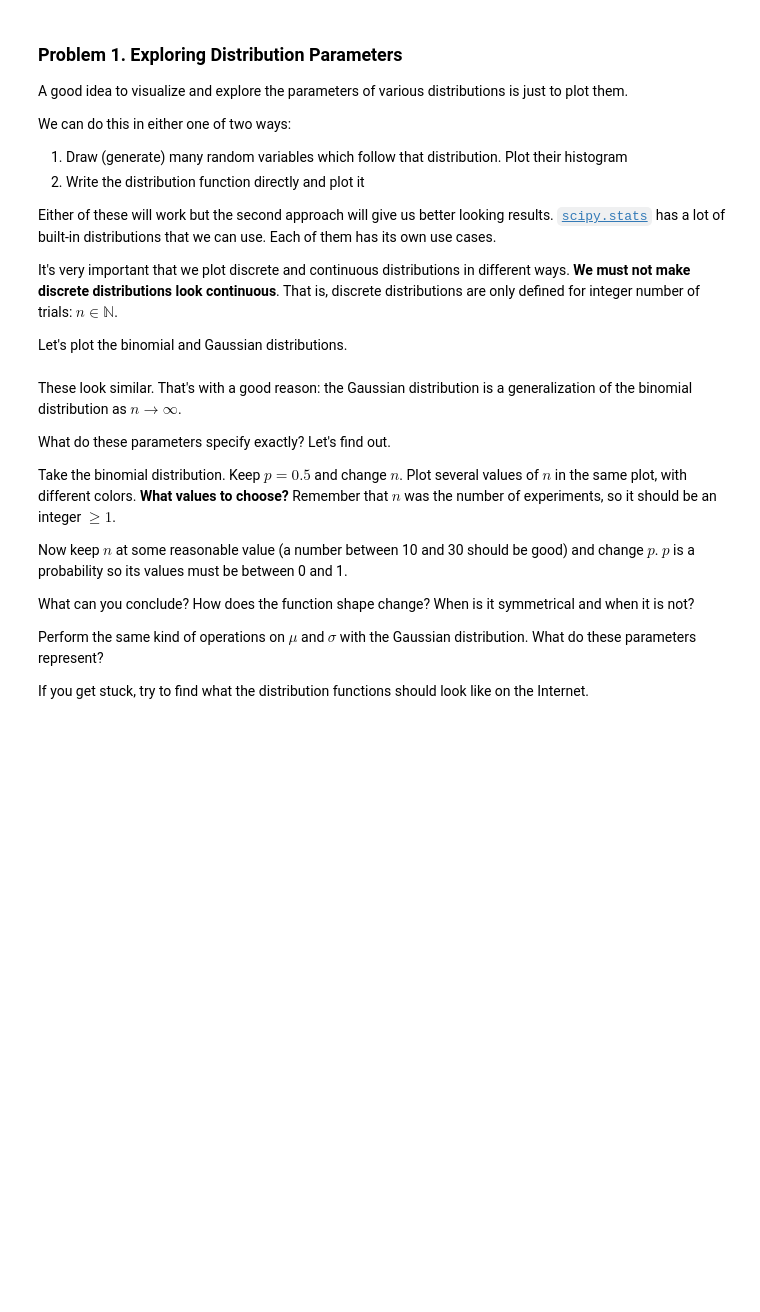
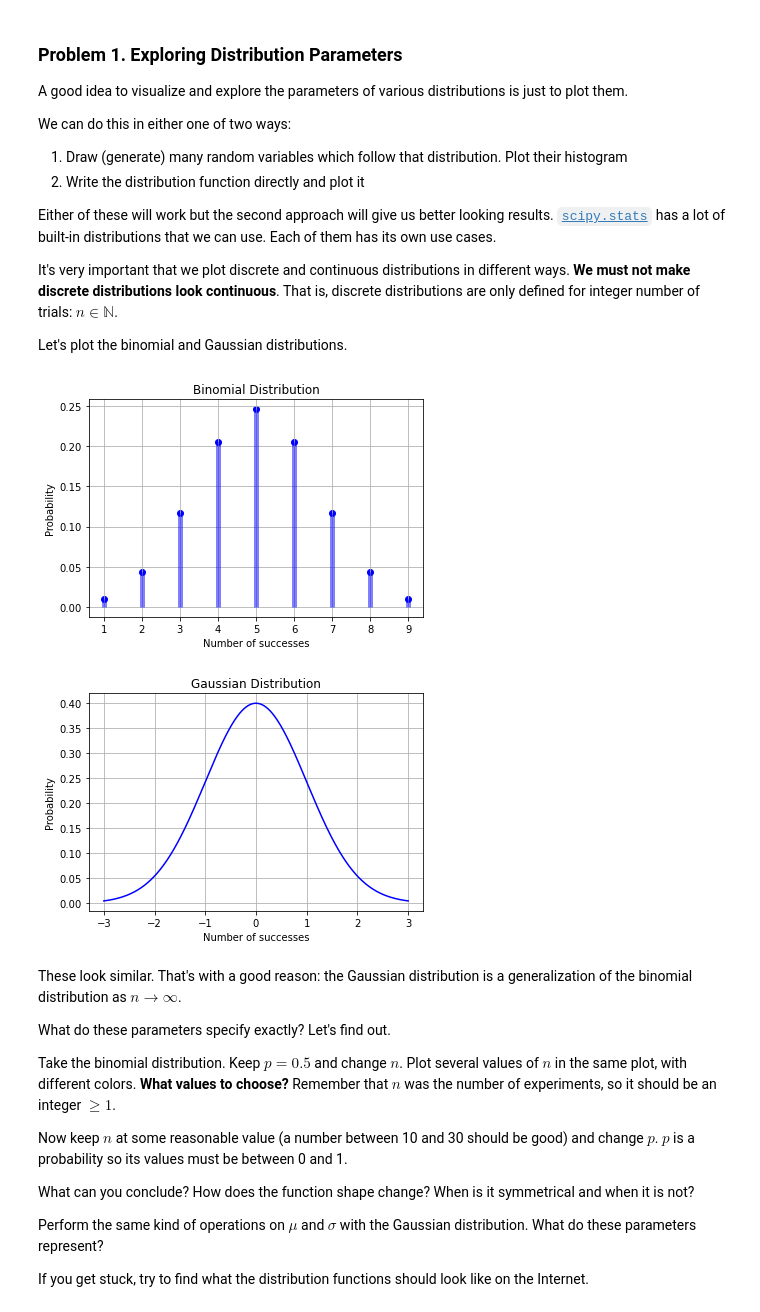
Before and after one commit to momchilantonov/SoftUni-Math-Concepts-For-Developers-February-2021, a Jupyter notebook: Probability-And-Combinatorics/Homework/Probability and Combinatorics Exercise.ipynb, the cells around one changed output. Drawn from its saved outputs; the diff is of its cells as text; code cells hidden in the pictures; blank space fills up the shorter version.

Commit message:
Problem 1 Exploring Distribution Parameters

```diff
--- a/Probability-And-Combinatorics/Homework/Probability and Combinatorics Exercise.ipynb
+++ b/Probability-And-Combinatorics/Homework/Probability and Combinatorics Exercise.ipynb
@@ -26,29 +24,33 @@ It's very important that we plot discrete and continuous distributions in differ
 Let's plot the binomial and Gaussian distributions.
 # %%
 def plot_binomial_distribution(x, n, p):
-    """
-    Plots the binomial distribution with parameters n and p. The parameter x specifies the values
-    where the function is evaluated at
-    """
     binomial = scipy.stats.binom.pmf(x, n, p)
     plt.scatter(x, binomial, color = "blue")
     plt.vlines(x, 0, binomial, color = "blue", linewidth = 5, alpha = 0.5)
+    plt.xlabel("Number of successes")
+    plt.ylabel("Probability")
+    plt.title("Binomial Distribution")
+    plt.grid()
     plt.show()
 
-def plot_gaussian_distribution(mu, sigma, x):
-    """
-    Plots the Gaussian distribution with parameters mu and sigma. The parameter x specifies
-    the values where the function is evaluated at
-    """
+def plot_gaussian_distribution(x, mu, sigma):
     gaussian = scipy.stats.norm.pdf(x, loc = mu, scale = sigma)
     plt.plot(x, gaussian, color = "blue")
+    plt.xlabel("Number of successes")
+    plt.ylabel("Probability")
+    plt.title("Gaussian Distribution")
+    plt.grid()
     plt.show()
-
-x_binomial = np.arange(1, 10)
-plot_binomial_distribution(x_binomial, 10, 0.5)
-
-x_gaussian = np.linspace(-3, 3, 1000)
-plot_gaussian_distribution(0, 1, x_gaussian)
+# %%
+# Example
+x_binomial = np.arange(1, 10)
+plot_binomial_distribution(x_binomial, 10, 0.5)
+
+x_gaussian = np.linspace(-3, 3, 1000)
+plot_gaussian_distribution(x_gaussian, 0, 1)
+# %% [output]
+[figure, added]
+[figure, added]
 # %% [markdown]
 These look similar. That's with a good reason: the Gaussian distribution is a generalization of the binomial distribution as $n \rightarrow \infty$.
 
```
Also changed, not shown: parts of 6 cells of this notebook.
